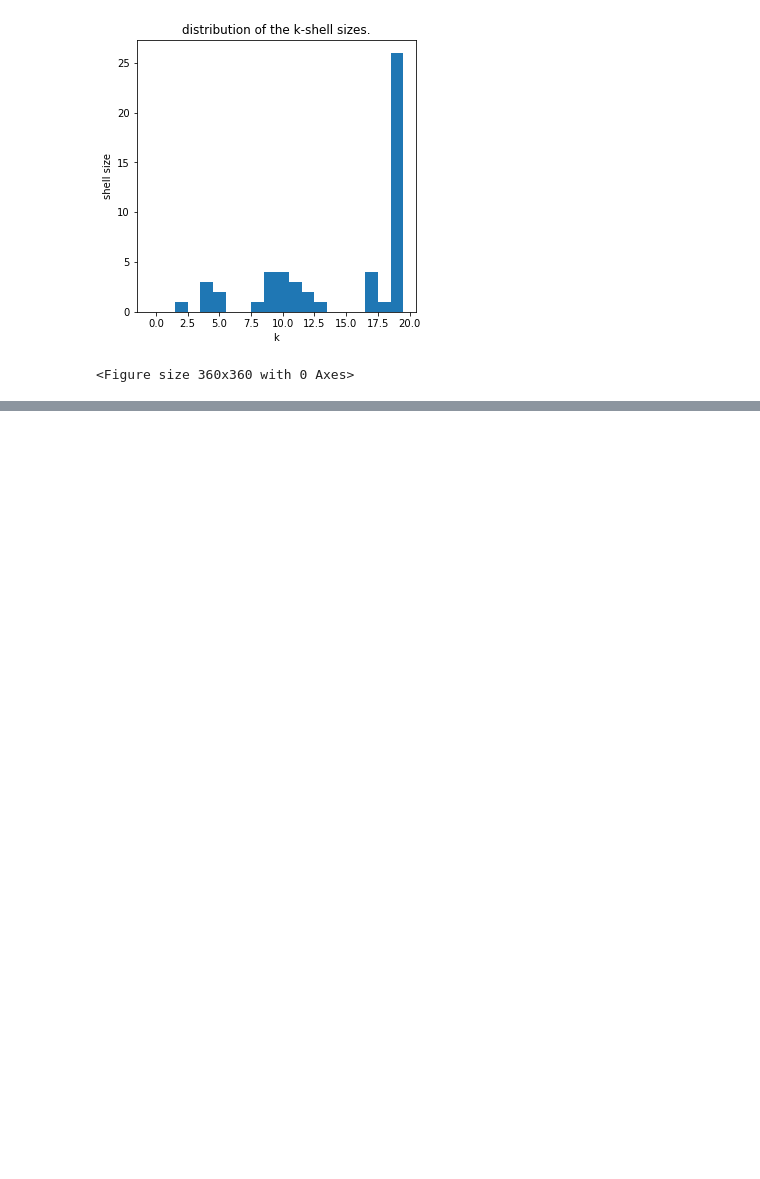
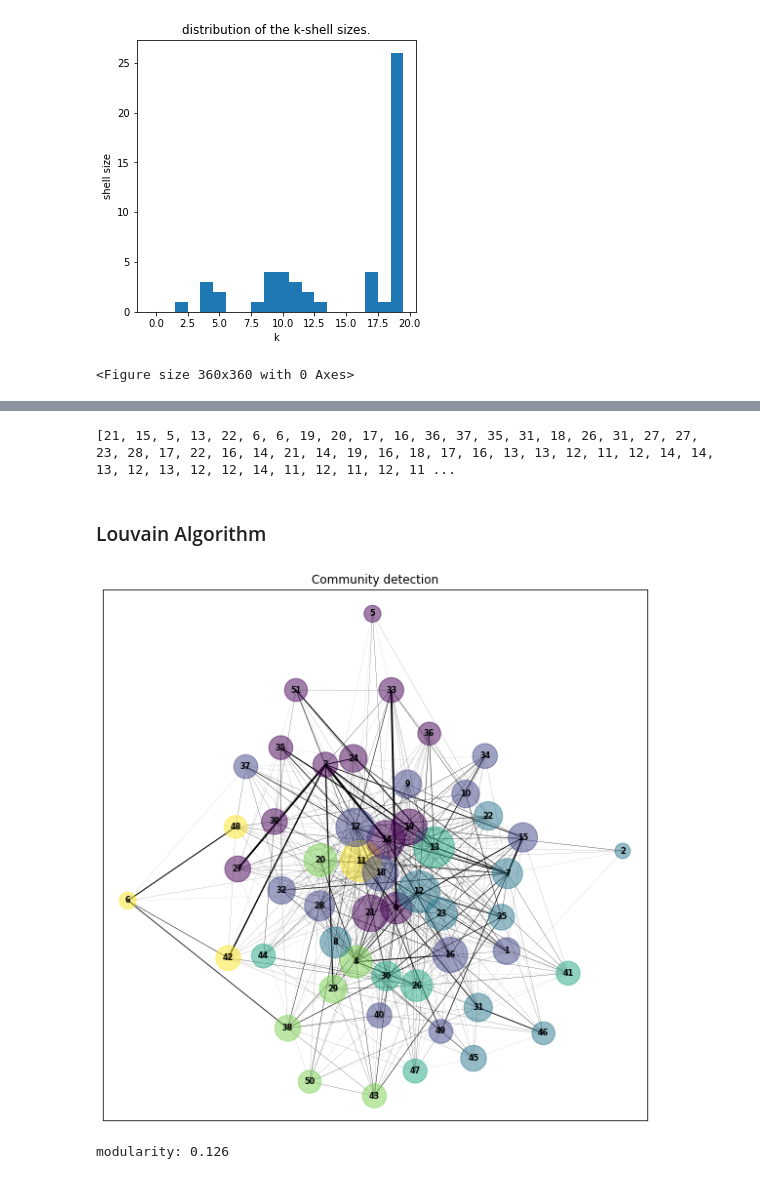
Before and after one commit to SimonLegendrre/LINMA2472_AlgoInDataScienceProjet1, a Jupyter notebook: ProjectWithBook.ipynb, the cells around one changed output, grey strips where cells are left out. Cells and saved outputs as stored; diff of their text form; code cells hidden in the pictures; blank space fills up the shorter version.

```diff
--- a/ProjectWithBook.ipynb
+++ b/ProjectWithBook.ipynb
@@ -489,0 +523,60 @@ print(nx.k_core(G,2))
+# %%
+
+# define number of edges for each node for node_size in LA graph
+nodeSizeBA = [0]*n_nodes
+for i in range(n_nodes):
+    count1, count2 = 0,0
+    for n1,n2 in G_ba.edges():
+        if i == n1:
+            nodeSizeBA[n1] += 1
+        if i == n2:
+            nodeSizeBA[n2] += 1
+
+print(nodeSizeBA)
+# %% [output]
+[21, 15, 5, 13, 22, 6, 6, 19, 20, 17, 16, 36, 37, 35, 31, 18, 26, 31, 27, 27, 23, 28, 17, 22, 16, 14, 21, 14, 19, 16, 18, 17, 16, 13, 13, 12, 11, 12, 14, 14, 13, 12, 13, 12, 12, 14, 11, 12, 11, 12, 11 ...
+# %% [markdown]
+### Louvain Algorithm
+# %%
+# retrun Louvain partition as a dict
+partition = louvain.best_partition(G_ba)
+# visualization
+
+
+pos = nx.spring_layout(G_ba,
+                       scale=4,
+                       k=None, pos=None, fixed=None, iterations=50,
+                       threshold=0.0001, weight='weight', center=None, dim=2, seed=None
+                      )
+cmap = cm.get_cmap('viridis', max(partition.values()) + 1)
+
+## NODES
+nx.draw_networkx_nodes(G_ba,
+                       pos,
+                       partition.keys(),
+                       node_size=[x*50 for x in nodeSizeBA],
+                       cmap=cmap,
+                       node_color=list(partition.values()),
+                       alpha=0.5)
+
+## EDGES
+nx.draw_networkx_edges(G_ba,
+                       pos,
+                       width = weights,
+                       alpha=1)
+
+nx.draw_networkx_labels(G_ba,
+                        pos,
+                        labels=None,
+                        font_size=8,
+                        font_weight='bold')
+
+plt.title("Community detection")
+plt.rcParams['figure.figsize'] = [20,20]
+plt.show()
+
+LouvainOutputModularity = louvain.modularity(partition, G_ba)
+print("modularity: " + str(round(LouvainOutputModularity,3)))
+# %% [output]
+[figure, added]
+modularity: 0.126
```
Also changed, not shown: parts of 4 cells of this notebook.
